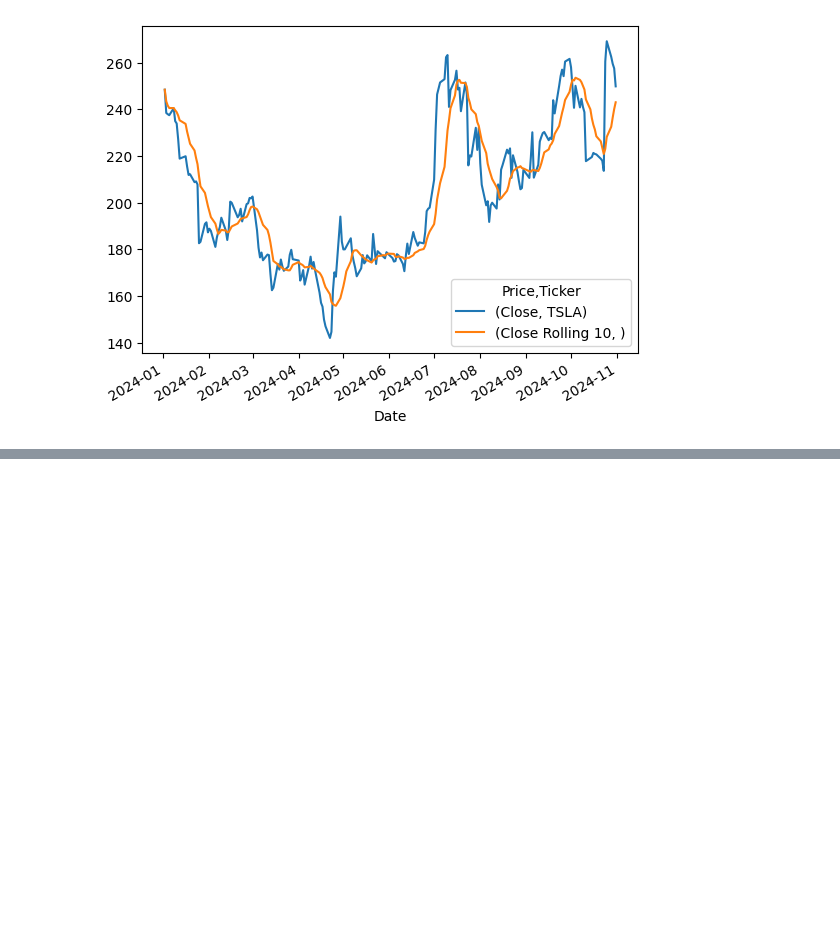
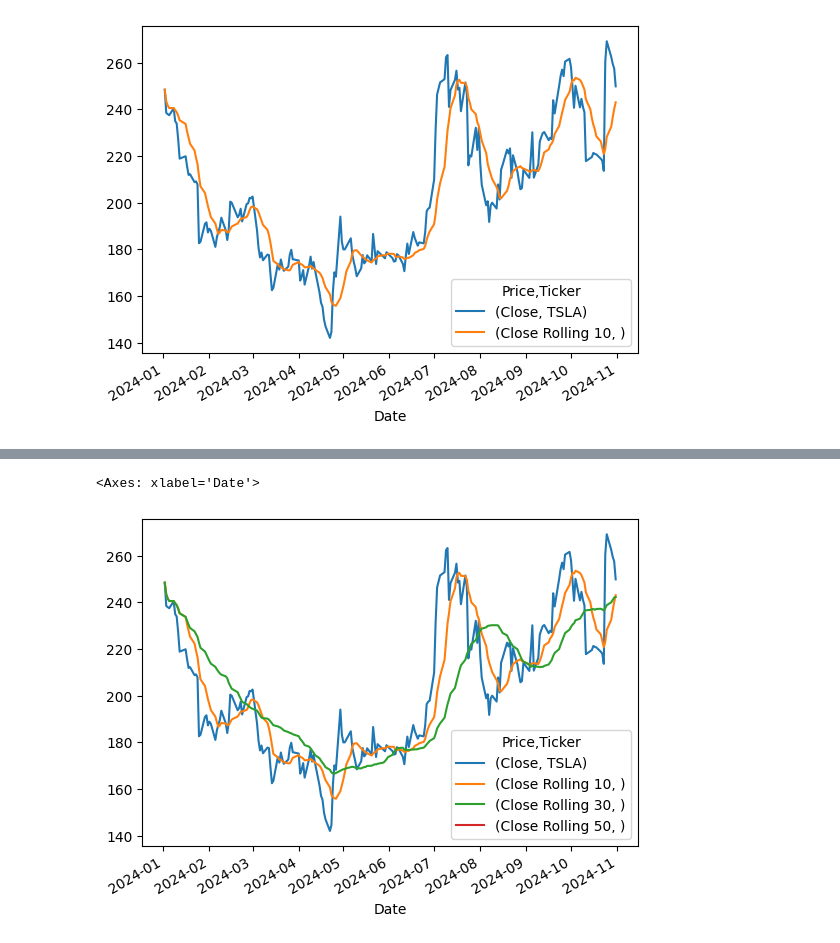
Before and after one commit to PatilDivya-10/local, a Jupyter notebook: TSLA_ActualndPredict.ipynb, the cells around one changed output, grey strips where cells are left out. Drawn from its saved outputs; the diff is of its cells as text; code cells hidden in the pictures; blank space fills up the shorter version.

Commit message:
plotting the data after rolling

```diff
--- a/TSLA_ActualndPredict.ipynb
+++ b/TSLA_ActualndPredict.ipynb
@@ -99,4 +99,4 @@ tsla[['Close','Close Rolling 10']].plot()
 <Axes: xlabel='Date'>
 [figure]
 # %%
-tsla['Close Rolling 30'] = df['Close'].rolling(window=30,min_periods=1).mean()
+tsla['Close Rolling 30'] = tsla['Close'].rolling(window=30,min_periods=1).mean()
@@ -104,0 +103,3 @@ NameError: name 'df' is not defined
+# %%
+tsla['Close Rolling 50'] = tsla['Close'].rolling(window=50,min_periods=1).mean()
+tsla
@@ -104,0 +122,5 @@ NameError: name 'df' is not defined
+# %%
+tsla[['Close','Close Rolling 10','Close Rolling 30','Close Rolling 50']].plot()
+# %% [output]
+<Axes: xlabel='Date'>
+[figure, added]
```
Also changed, not shown: parts of 2 cells of this notebook.
